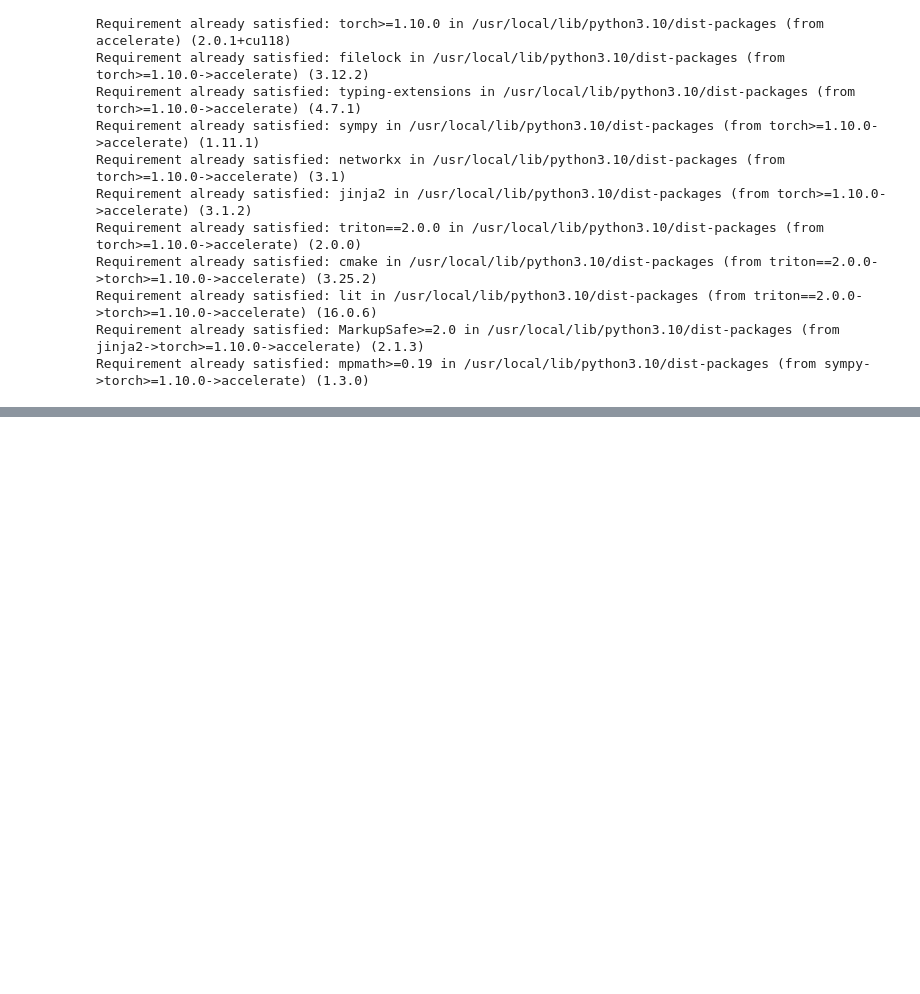
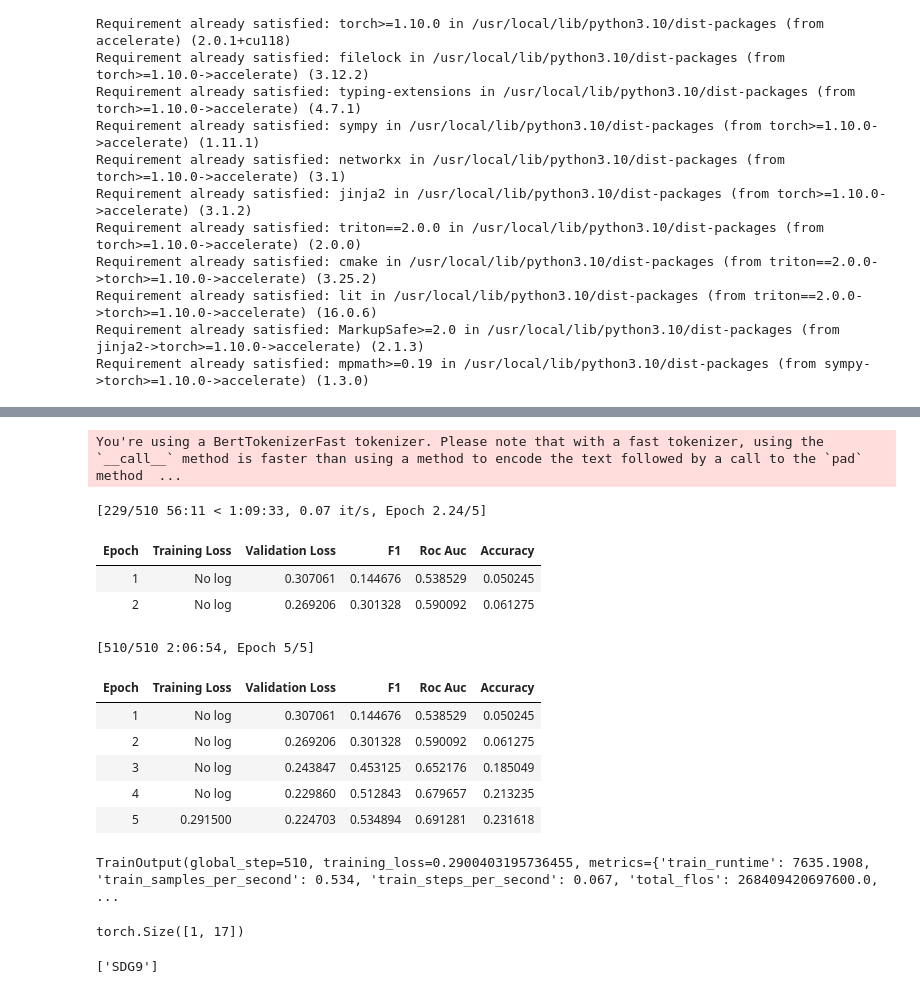
Before and after one commit to NUMAIRn/NUMAIRn, a Jupyter notebook: Untitled2.ipynb, the cells around one changed output, grey strips where cells are left out. Saved outputs shown, nothing was run; the diff lists cells and outputs as text; code cells hidden in the pictures; blank space fills up the shorter version.

```diff
--- a/Untitled2.ipynb
+++ b/Untitled2.ipynb
@@ -169,0 +168,31 @@ ImportError: ignored
+# %%
+from sklearn.metrics import f1_score, roc_auc_score, accuracy_score
+from transformers import EvalPrediction
+import torch
+
+# source: https://jesusleal.io/2021/04/21/Longformer-multilabel-classification/
+def multi_label_metrics(predictions, labels, threshold=0.5):
+    # first, apply sigmoid on predictions which are of shape (batch_size, num_labels)
+    sigmoid = torch.nn.Sigmoid()
+    probs = sigmoid(torch.Tensor(predictions))
+    # next, use threshold to turn them into integer predictions
+    y_pred = np.zeros(probs.shape)
+    y_pred[np.where(probs >= threshold)] = 1
+    # finally, compute metrics
+    y_true = labels
+    f1_micro_average = f1_score(y_true=y_true, y_pred=y_pred, average='micro')
+    roc_auc = roc_auc_score(y_true, y_pred, average = 'micro')
+    accuracy = accuracy_score(y_true, y_pred)
+    # return as dictionary
+    metrics = {'f1': f1_micro_average,
+               'roc_auc': roc_auc,
+               'accuracy': accuracy}
+    return metrics
+
+def compute_metrics(p: EvalPrediction):
+    preds = p.predictions[0] if isinstance(p.predictions,
+            tuple) else p.predictions
+    result = multi_label_metrics(
+        predictions=preds,
+        labels=p.label_ids)
+    return result
@@ -169,0 +228,25 @@ ImportError: ignored
+# %%
+trainer = Trainer(
+    model,
+    args,
+    train_dataset=encoded_dataset,
+    eval_dataset=encoded_dataset,
+    tokenizer=tokenizer,
+    compute_metrics=compute_metrics
+)
+# %%
+trainer.train()
+# %% [output]
+You're using a BertTokenizerFast tokenizer. Please note that with a fast tokenizer, using the `__call__` method is faster than using a method to encode the text followed by a call to the `pad` method  ...
+[229/510 56:11 < 1:09:33, 0.07 it/s, Epoch 2.24/5]
+| Epoch | Training Loss | Validation Loss | F1 | Roc Auc | Accuracy |
+| 1 | No log | 0.307061 | 0.144676 | 0.538529 | 0.050245 |
+| 2 | No log | 0.269206 | 0.301328 | 0.590092 | 0.061275 |
+[510/510 2:06:54, Epoch 5/5]
+| Epoch | Training Loss | Validation Loss | F1 | Roc Auc | Accuracy |
+| 1 | No log | 0.307061 | 0.144676 | 0.538529 | 0.050245 |
+| 2 | No log | 0.269206 | 0.301328 | 0.590092 | 0.061275 |
+| 3 | No log | 0.243847 | 0.453125 | 0.652176 | 0.185049 |
+| 4 | No log | 0.229860 | 0.512843 | 0.679657 | 0.213235 |
+| 5 | 0.291500 | 0.224703 | 0.534894 | 0.691281 | 0.231618 |
+TrainOutput(global_step=510, training_loss=0.2900403195736455, metrics={'train_runtime': 7635.1908, 'train_samples_per_second': 0.534, 'train_steps_per_second': 0.067, 'total_flos': 268409420697600.0, ...
@@ -169,0 +260,16 @@ ImportError: ignored
+# %%
+logits = outputs.logits
+logits.shape
+# %% [output]
+torch.Size([1, 17])
+# %%
+# apply sigmoid + threshold
+sigmoid = torch.nn.Sigmoid()
+probs = sigmoid(logits.squeeze().cpu())
+predictions = np.zeros(probs.shape)
+predictions[np.where(probs >= 0.5)] = 1
+# turn predicted id's into actual label names
+predicted_labels = [id2label[idx] for idx, label in enumerate(predictions) if label == 1.0]
+print(predicted_labels)
+# %% [output]
+['SDG9']
```
Also changed, not shown: parts of 6 cells of this notebook.
